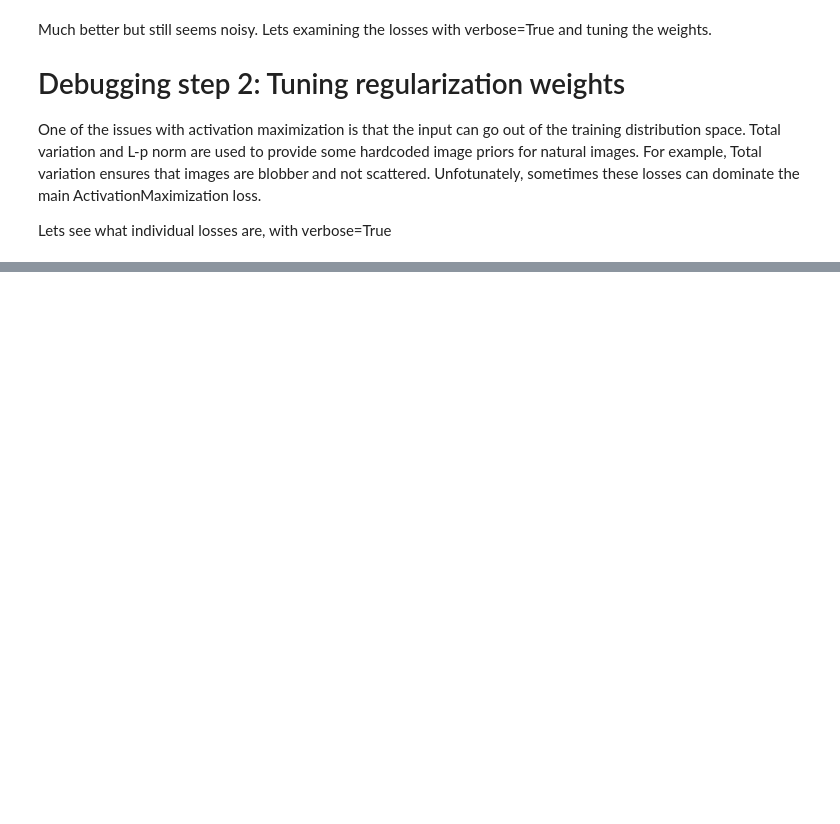
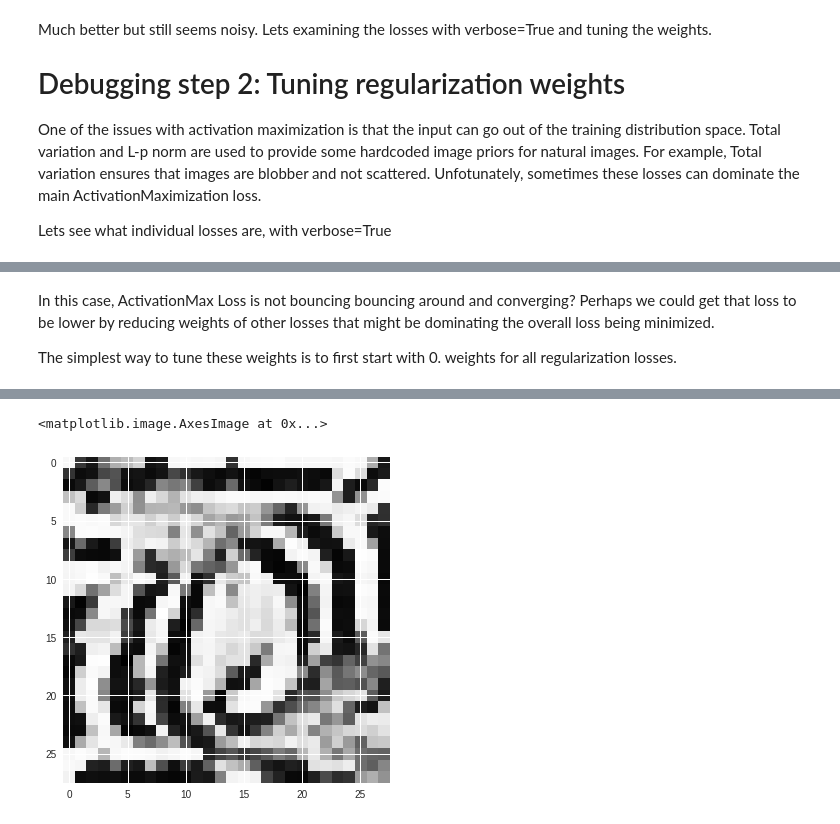
Before and after one commit to soumendra/cnn-visualisation, a Jupyter notebook: notebooks/visualising_and_Interpreting_cnns_workbook.ipynb, the cells around one changed output, grey strips where cells are left out. Saved outputs shown, nothing was run; the diff lists cells and outputs as text; code cells hidden in the pictures; blank space fills up the shorter version.

```diff
--- a/notebooks/visualising_and_Interpreting_cnns_workbook.ipynb
+++ b/notebooks/visualising_and_Interpreting_cnns_workbook.ipynb
@@ -232,0 +257,10 @@ Iteration: 200, named_losses: [('ActivationMax Loss', -1182.154),
+# %% [markdown]
+
+In this case, ActivationMax Loss is not bouncing bouncing around and converging? Perhaps we could get that loss to be lower by reducing weights of other losses that might be dominating the overall loss being minimized.
+
+The simplest way to tune these weights is to first start with 0. weights for all regularization losses.
+# %%
+img = visualize_activation(model, layer_idx, filter_indices=filter_idx, input_range=(0., 1.),
+                           tv_weight=0., lp_norm_weight=0., verbose=True)
+plt.imshow(img[..., 0])
+# %% [output]
@@ -232,0 +284,2 @@ Iteration: 200, named_losses: [('ActivationMax Loss', -1182.154),
+<matplotlib.image.AxesImage at 0x...>
+[figure, added]
```
Also changed, not shown: parts of 25 cells of this notebook.
